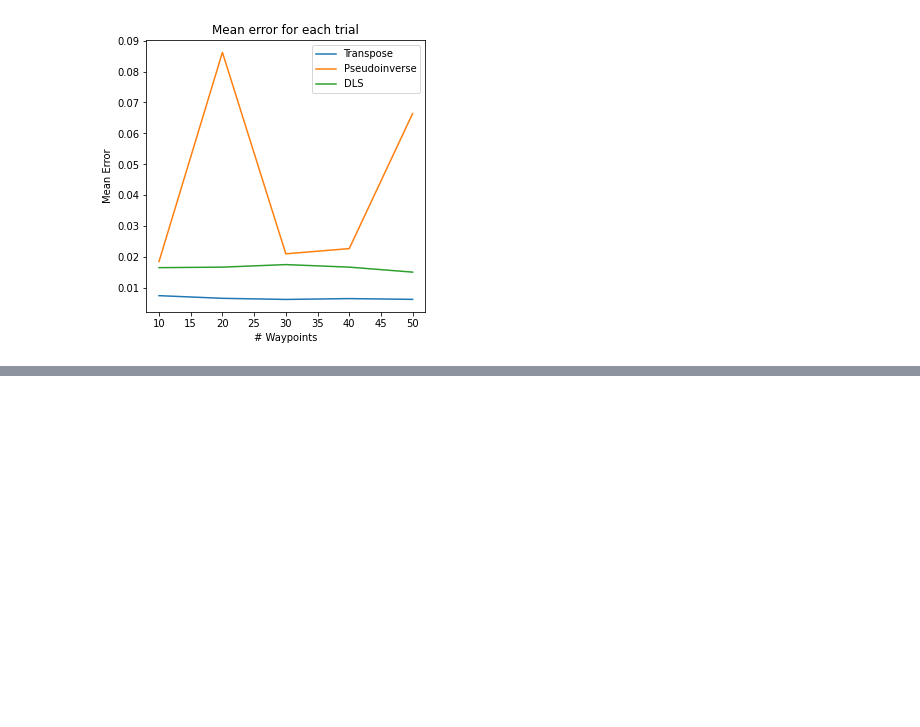
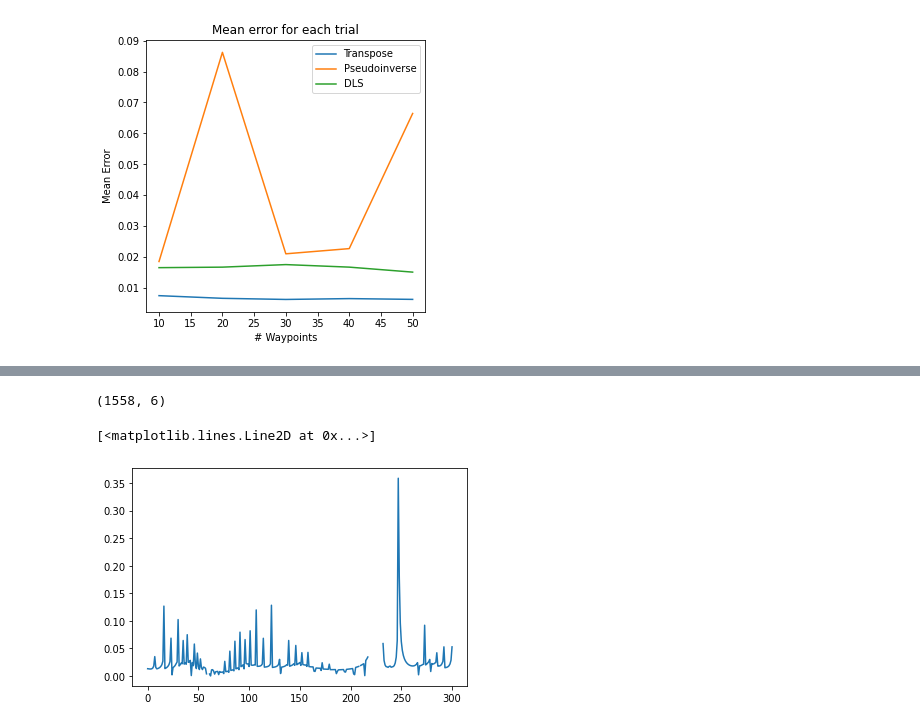
Before and after one commit to sjwil/DifferentialInverseKinematics, a Jupyter notebook: Project Results.ipynb, the cells around one changed output, grey strips where cells are left out. Saved outputs shown, nothing was run; the diff lists cells and outputs as text; code cells hidden in the pictures; blank space fills up the shorter version.

```diff
--- a/Project Results.ipynb
+++ b/Project Results.ipynb
@@ -102,3 +123,21 @@ while robot.step(timestep) != -1:
     i += 1
     if i == len(positions):
         break
+# %%
+print(np.array(desired_twists[0]).shape)
+# %% [output]
+(1558, 6)
+# %%
+desired = np.array(desired_twists[1])
+actual = np.array(actual_twists[1])
+
+norm_desired = desired / np.linalg.norm(desired, axis=1)[:, np.newaxis]
+# normalization is correct
+# plt.plot(np.linalg.norm(norm_desired, axis=1))
+norm_actual = actual / np.linalg.norm(actual, axis=1)[:, np.newaxis]
+# plt.plot(np.linalg.norm(norm_actual, axis=1))
+# %%
+plt.plot(np.linalg.norm(norm_desired - norm_actual, axis=1))
+# %% [output]
+[<matplotlib.lines.Line2D at 0x...>]
+[figure, added]
```
Also changed, not shown: parts of 11 cells of this notebook, 3 other files.
